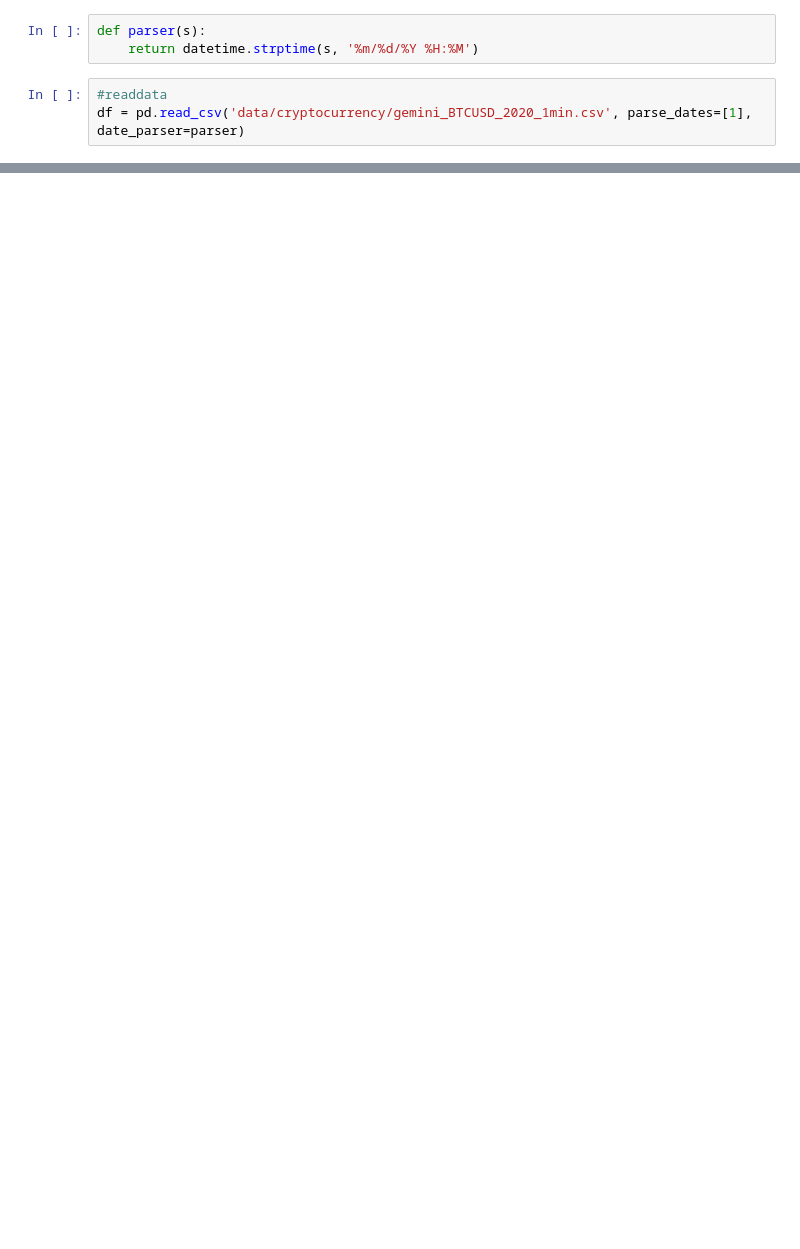
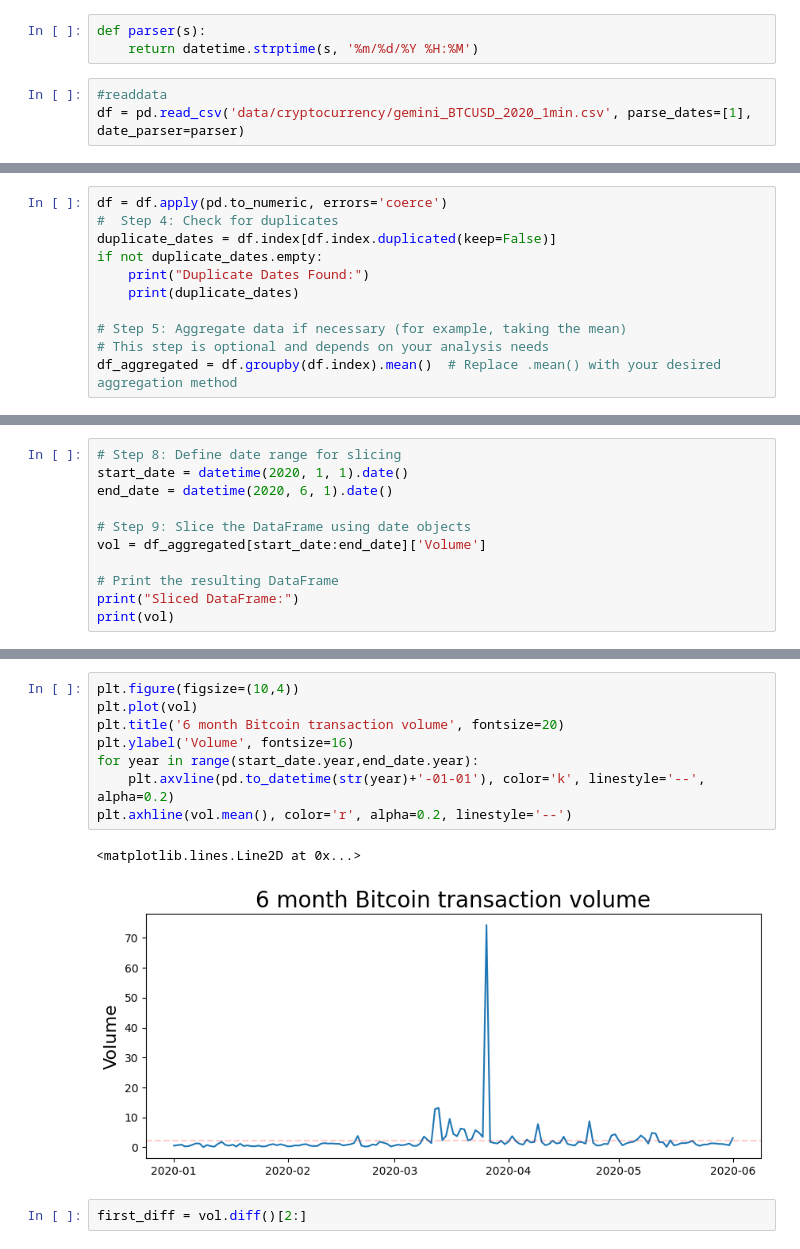
Before and after one commit to shlok-py/Timeseries-Analysis, a Jupyter notebook: ARMA.ipynb, the cells around one changed output, grey strips where cells are left out. Drawn from its saved outputs; the diff is of its cells as text; blank space fills up the shorter version.

```diff
--- a/ARMA.ipynb
+++ b/ARMA.ipynb
@@ -38,0 +60,11 @@ df.head(5)
+# %%
+df = df.apply(pd.to_numeric, errors='coerce')
+#  Step 4: Check for duplicates
+duplicate_dates = df.index[df.index.duplicated(keep=False)]
+if not duplicate_dates.empty:
+    print("Duplicate Dates Found:")
+    print(duplicate_dates)
+
+# Step 5: Aggregate data if necessary (for example, taking the mean)
+# This step is optional and depends on your analysis needs
+df_aggregated = df.groupby(df.index).mean()  # Replace .mean() with your desired aggregation method
@@ -38,0 +81,11 @@ df.head(5)
+# %%
+# Step 8: Define date range for slicing
+start_date = datetime(2020, 1, 1).date()
+end_date = datetime(2020, 6, 1).date()
+
+# Step 9: Slice the DataFrame using date objects
+vol = df_aggregated[start_date:end_date]['Volume']
+
+# Print the resulting DataFrame
+print("Sliced DataFrame:")
+print(vol)
@@ -38,0 +107,13 @@ df.head(5)
+# %%
+plt.figure(figsize=(10,4))
+plt.plot(vol)
+plt.title('6 month Bitcoin transaction volume', fontsize=20)
+plt.ylabel('Volume', fontsize=16)
+for year in range(start_date.year,end_date.year):
+    plt.axvline(pd.to_datetime(str(year)+'-01-01'), color='k', linestyle='--', alpha=0.2)
+plt.axhline(vol.mean(), color='r', alpha=0.2, linestyle='--')
+# %% [output]
+<matplotlib.lines.Line2D at 0x...>
+[figure, added]
+# %%
+first_diff = vol.diff()[2:]
```
Also changed, not shown: parts of 25 cells of this notebook.
